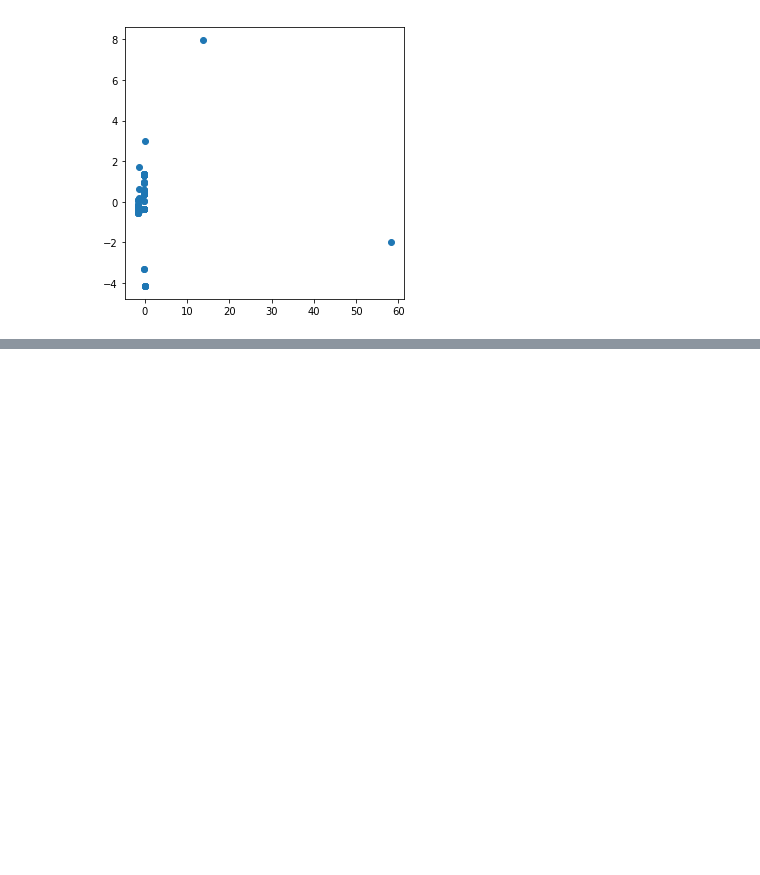
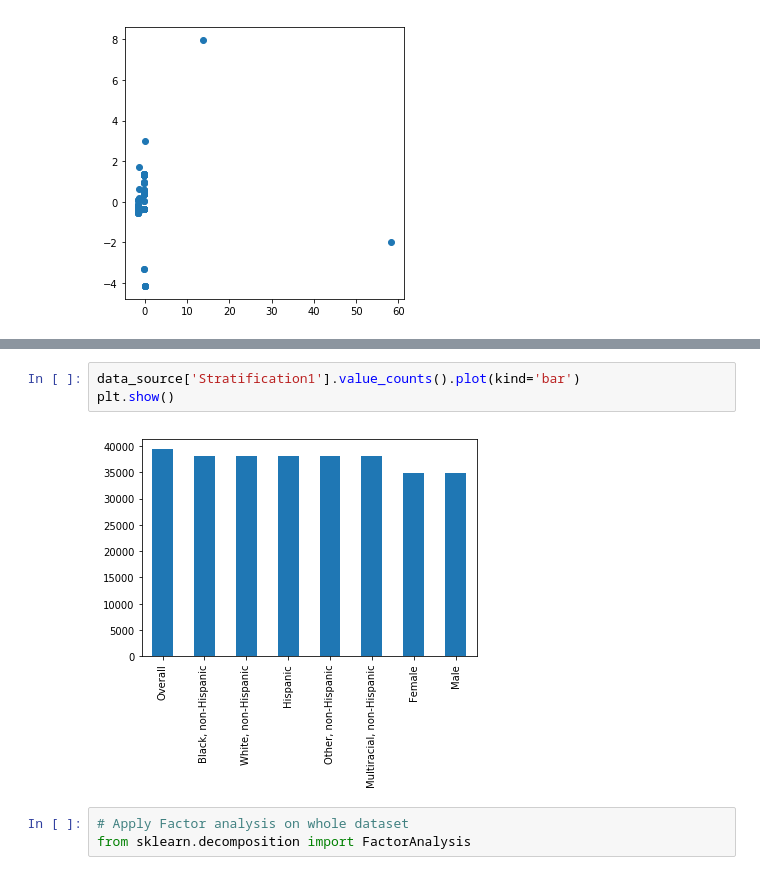
Before and after one commit to dadayadav/Data-visualization, a Jupyter notebook: Untitled.ipynb, the cells around one changed output, grey strips where cells are left out. Saved outputs shown, nothing was run; the diff lists cells and outputs as text; blank space fills up the shorter version.

```diff
--- a/Untitled.ipynb
+++ b/Untitled.ipynb
@@ -449,0 +526,8 @@ plt.show()
+# %%
+data_source['Stratification1'].value_counts().plot(kind='bar')
+plt.show()
+# %% [output]
+[figure, added]
+# %%
+# Apply Factor analysis on whole dataset
+from sklearn.decomposition import FactorAnalysis
```
Also changed, not shown: parts of 16 cells of this notebook.
